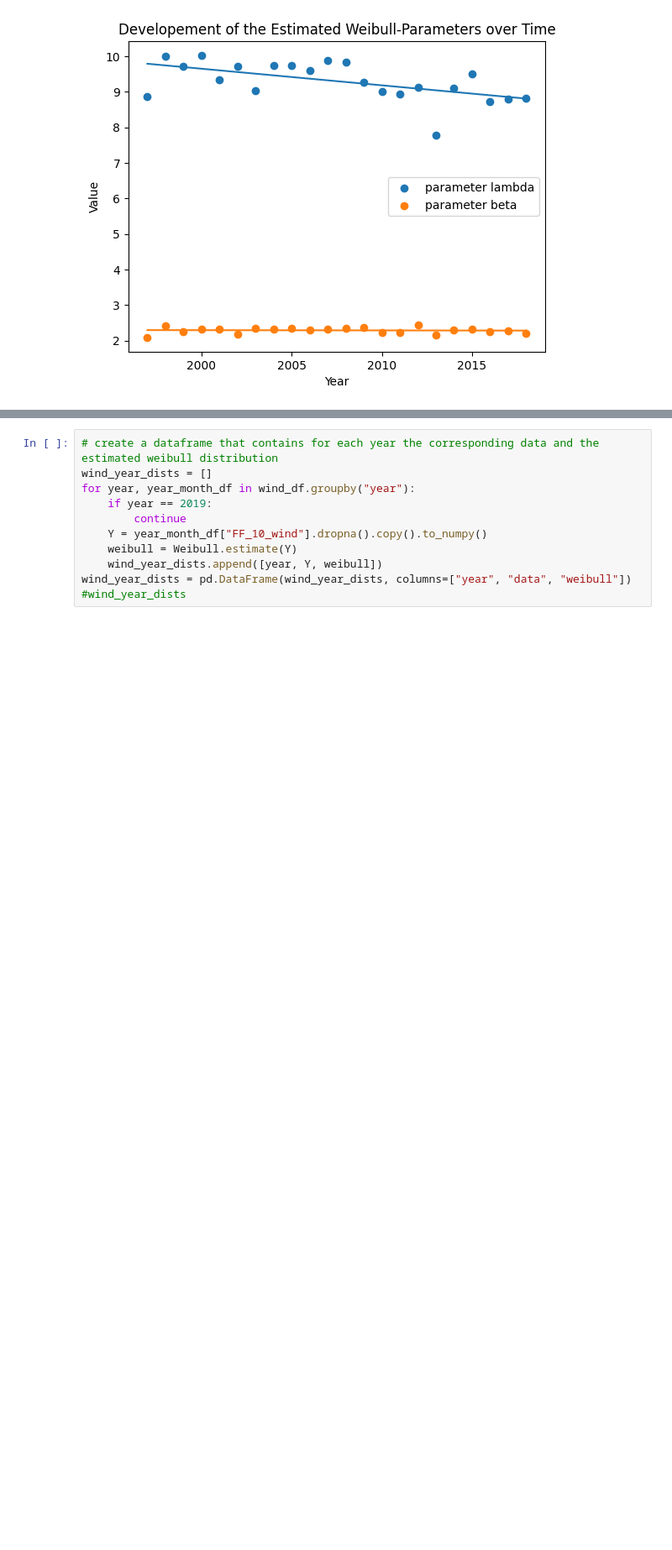
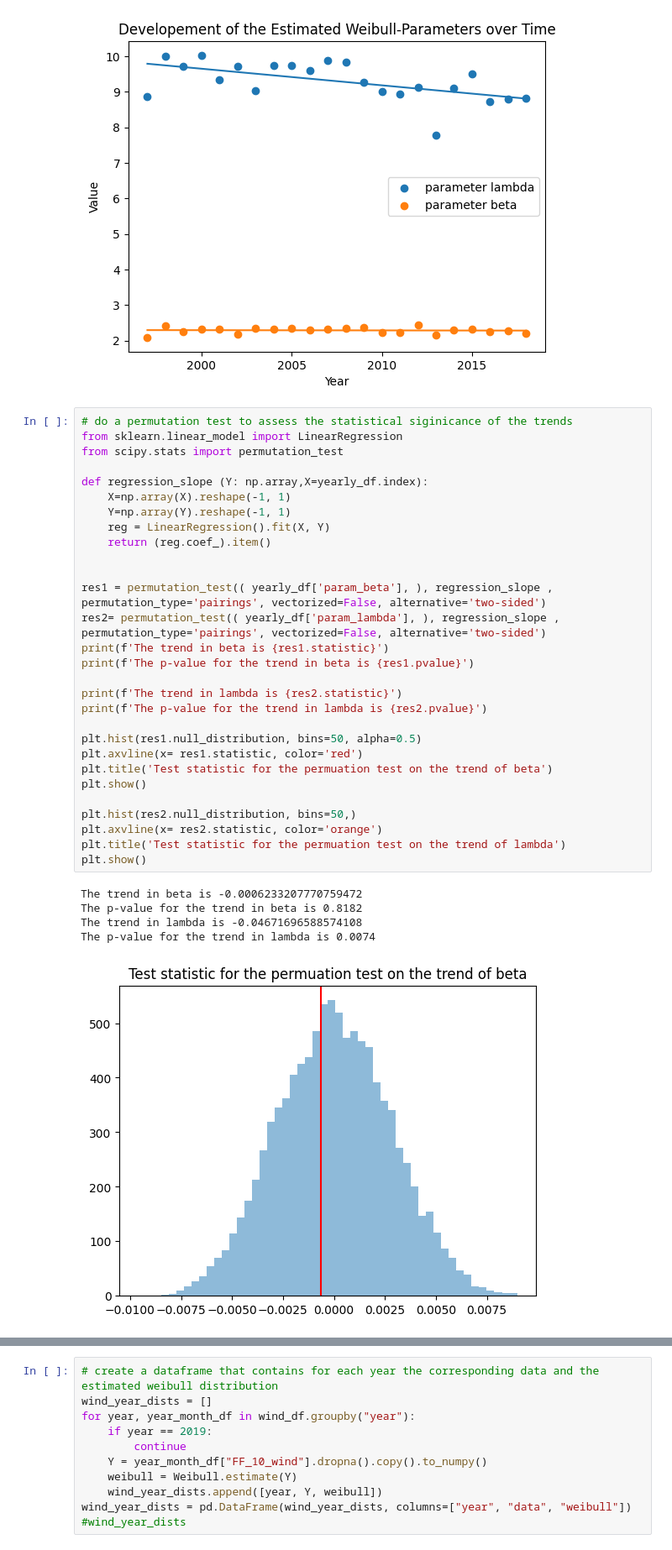
Before and after one commit to dvdvgt/wind-speed-analysis, a Jupyter notebook: notes/master-notebook.ipynb, the cells around one changed output, grey strips where cells are left out. Shown at 84% size. Drawn from its saved outputs; the diff is of its cells as text; blank space fills up the shorter version.

```diff
--- a/notes/master-notebook.ipynb
+++ b/notes/master-notebook.ipynb
@@ -344,3 +485,38 @@ plt.legend()
 plt.show()
 # %% [output]
 [figure]
+# %%
+# do a permutation test to assess the statistical siginicance of the trends
+from sklearn.linear_model import LinearRegression
+from scipy.stats import permutation_test
+
+def regression_slope (Y: np.array,X=yearly_df.index):
+    X=np.array(X).reshape(-1, 1)
+    Y=np.array(Y).reshape(-1, 1)
+    reg = LinearRegression().fit(X, Y)
+    return (reg.coef_).item()
+
+
+res1 = permutation_test(( yearly_df['param_beta'], ), regression_slope , permutation_type='pairings', vectorized=False, alternative='two-sided')
+res2= permutation_test(( yearly_df['param_lambda'], ), regression_slope , permutation_type='pairings', vectorized=False, alternative='two-sided')
+print(f'The trend in beta is {res1.statistic}')
+print(f'The p-value for the trend in beta is {res1.pvalue}')
+
+print(f'The trend in lambda is {res2.statistic}')
+print(f'The p-value for the trend in lambda is {res2.pvalue}')
+
+plt.hist(res1.null_distribution, bins=50, alpha=0.5)
+plt.axvline(x= res1.statistic, color='red')
+plt.title('Test statistic for the permuation test on the trend of beta')
+plt.show()
+
+plt.hist(res2.null_distribution, bins=50,)
+plt.axvline(x= res2.statistic, color='orange')
+plt.title('Test statistic for the permuation test on the trend of lambda')
+plt.show()
+# %% [output]
+The trend in beta is -0.0006233207770759472
+The p-value for the trend in beta is 0.8182
+The trend in lambda is -0.04671696588574108
+The p-value for the trend in lambda is 0.0074
+[figure, added]
```
Also changed, not shown: parts of 15 cells of this notebook, 4 other files.
